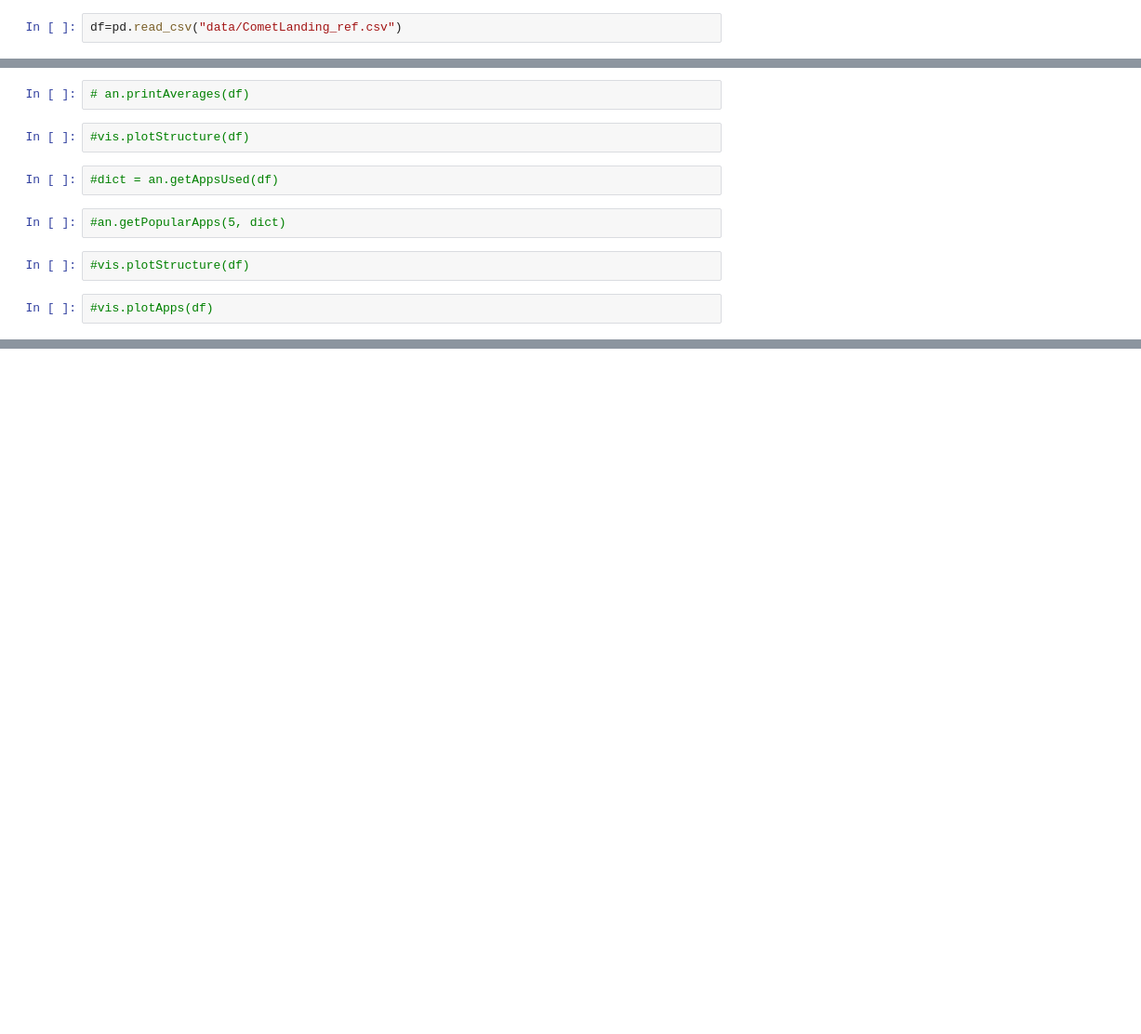
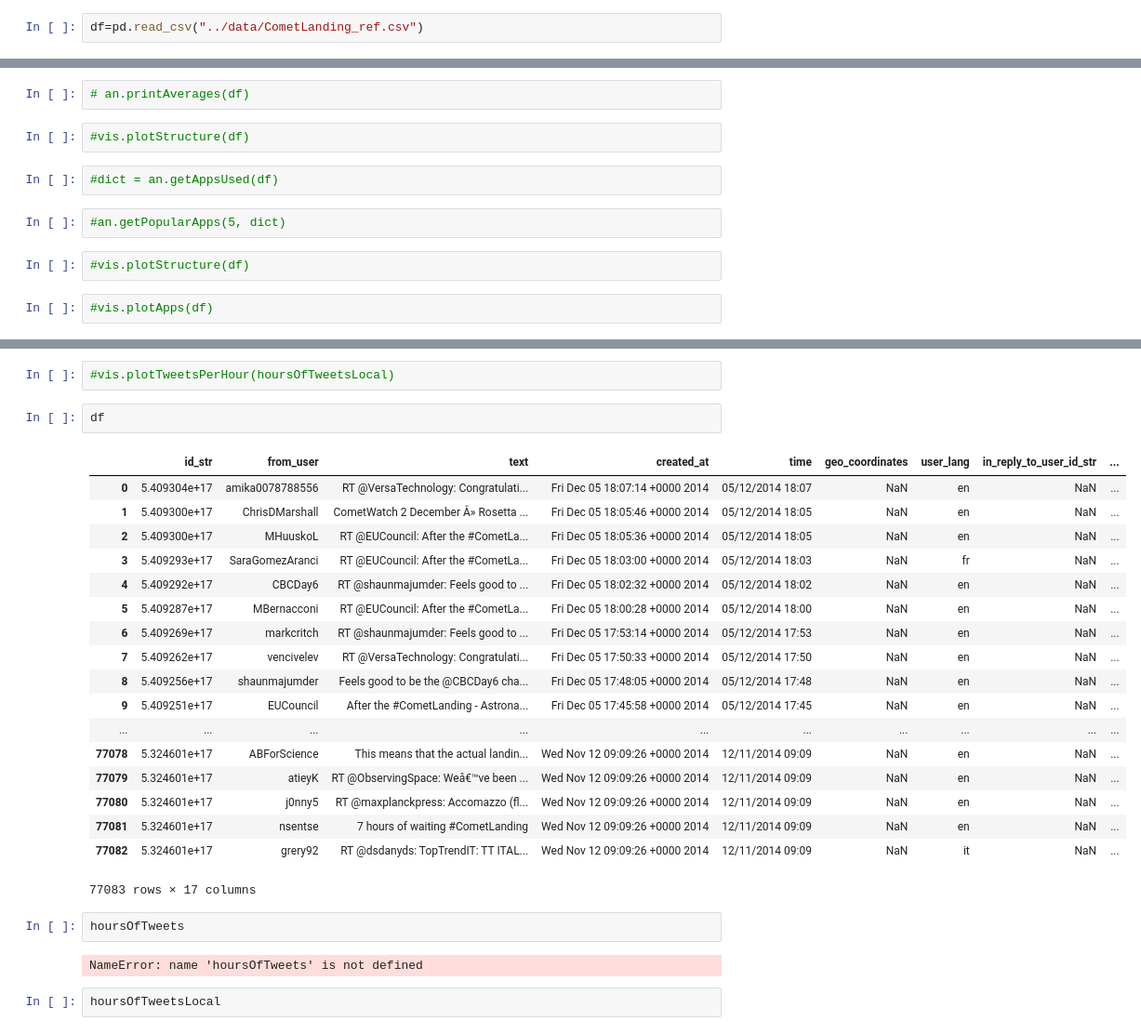
Before and after one commit to vlmolnar/CS2006-Python2, a Jupyter notebook: code/Analysis.ipynb, the cells around one changed output, grey strips where cells are left out. Shown at 93% size. Saved outputs shown, nothing was run; the diff lists cells and outputs as text; blank space fills up the shorter version.

```diff
--- a/code/Analysis.ipynb
+++ b/code/Analysis.ipynb
@@ -10,2 +10,2 @@ import analysis as an
 # %%
-df=pd.read_csv("data/CometLanding_ref.csv")
+df=pd.read_csv("../data/CometLanding_ref.csv")
@@ -48,0 +45,29 @@ import draw_map as mp
+# %%
+#vis.plotTweetsPerHour(hoursOfTweetsLocal)
+# %%
+df
+# %% [output]
+|  | id_str | from_user | text | created_at | time | geo_coordinates | user_lang | in_reply_to_user_id_str | ... |
+| 0 | 5.409304e+17 | amika0078788556 | RT @VersaTechnology: Congratulati... | Fri Dec 05 18:07:14 +0000 2014 | 05/12/2014 18:07 | NaN | en | NaN | ... |
+| 1 | 5.409300e+17 | ChrisDMarshall | CometWatch 2 December Â» Rosetta ... | Fri Dec 05 18:05:46 +0000 2014 | 05/12/2014 18:05 | NaN | en | NaN | ... |
+| 2 | 5.409300e+17 | MHuuskoL | RT @EUCouncil: After the #CometLa... | Fri Dec 05 18:05:36 +0000 2014 | 05/12/2014 18:05 | NaN | en | NaN | ... |
+| 3 | 5.409293e+17 | SaraGomezAranci | RT @EUCouncil: After the #CometLa... | Fri Dec 05 18:03:00 +0000 2014 | 05/12/2014 18:03 | NaN | fr | NaN | ... |
+| 4 | 5.409292e+17 | CBCDay6 | RT @shaunmajumder: Feels good to ... | Fri Dec 05 18:02:32 +0000 2014 | 05/12/2014 18:02 | NaN | en | NaN | ... |
+| 5 | 5.409287e+17 | MBernacconi | RT @EUCouncil: After the #CometLa... | Fri Dec 05 18:00:28 +0000 2014 | 05/12/2014 18:00 | NaN | en | NaN | ... |
+| 6 | 5.409269e+17 | markcritch | RT @shaunmajumder: Feels good to ... | Fri Dec 05 17:53:14 +0000 2014 | 05/12/2014 17:53 | NaN | en | NaN | ... |
+| 7 | 5.409262e+17 | vencivelev | RT @VersaTechnology: Congratulati... | Fri Dec 05 17:50:33 +0000 2014 | 05/12/2014 17:50 | NaN | en | NaN | ... |
+| 8 | 5.409256e+17 | shaunmajumder | Feels good to be the @CBCDay6 cha... | Fri Dec 05 17:48:05 +0000 2014 | 05/12/2014 17:48 | NaN | en | NaN | ... |
+| 9 | 5.409251e+17 | EUCouncil | After the #CometLanding - Astrona... | Fri Dec 05 17:45:58 +0000 2014 | 05/12/2014 17:45 | NaN | en | NaN | ... |
+| ... | ... | ... | ... | ... | ... | ... | ... | ... | ... |
+| 77078 | 5.324601e+17 | ABForScience | This means that the actual landin... | Wed Nov 12 09:09:26 +0000 2014 | 12/11/2014 09:09 | NaN | en | NaN | ... |
+| 77079 | 5.324601e+17 | atieyK | RT @ObservingSpace: Weâ€™ve been ... | Wed Nov 12 09:09:26 +0000 2014 | 12/11/2014 09:09 | NaN | en | NaN | ... |
+| 77080 | 5.324601e+17 | j0nny5 | RT @maxplanckpress: Accomazzo (fl... | Wed Nov 12 09:09:26 +0000 2014 | 12/11/2014 09:09 | NaN | en | NaN | ... |
+| 77081 | 5.324601e+17 | nsentse | 7 hours of waiting #CometLanding | Wed Nov 12 09:09:26 +0000 2014 | 12/11/2014 09:09 | NaN | en | NaN | ... |
+| 77082 | 5.324601e+17 | grery92 | RT @dsdanyds: TopTrendIT: TT ITAL... | Wed Nov 12 09:09:26 +0000 2014 | 12/11/2014 09:09 | NaN | it | NaN | ... |
+77083 rows × 17 columns
+# %%
+hoursOfTweets
+# %% [output]
+NameError: name 'hoursOfTweets' is not defined
+# %%
+hoursOfTweetsLocal
```
Also changed, not shown: parts of 13 cells of this notebook, 4 other files.
